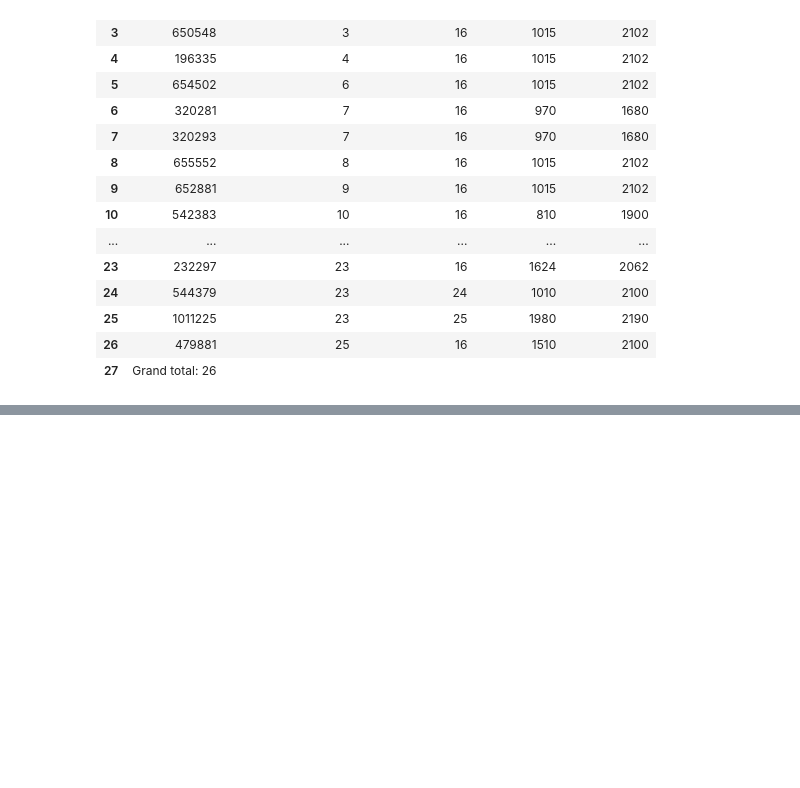
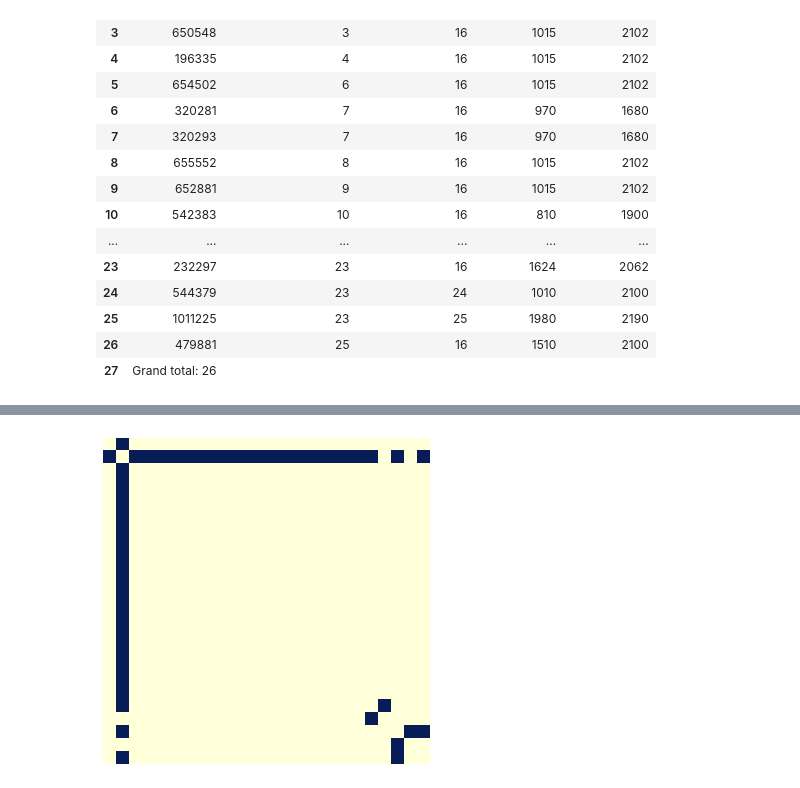
Before and after one commit to GAnagno/Social-Web, a Jupyter notebook: Spectral Maps.ipynb, the cells around one changed output, grey strips where cells are left out. Cells and saved outputs as stored; diff of their text form; code cells hidden in the pictures; blank space fills up the shorter version.

```diff
--- a/Spectral Maps.ipynb
+++ b/Spectral Maps.ipynb
@@ -50,0 +99,8 @@ data
+# %%
+from nxviz import MatrixPlot
+
+m = MatrixPlot(my_graph)
+m.draw()
+plt.show()
+# %% [output]
+[figure, added]
```
Also changed, not shown: parts of 7 cells of this notebook.
